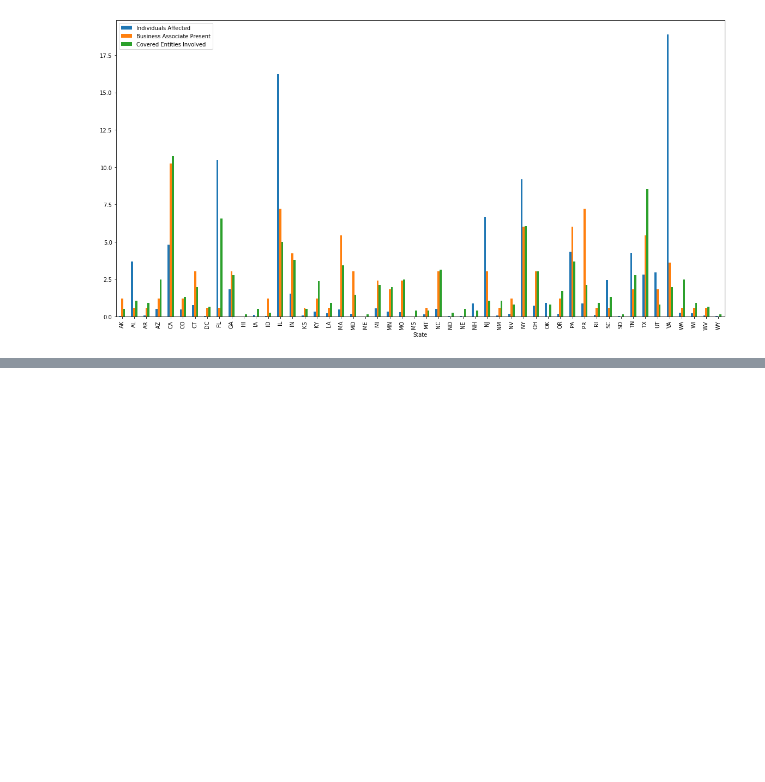
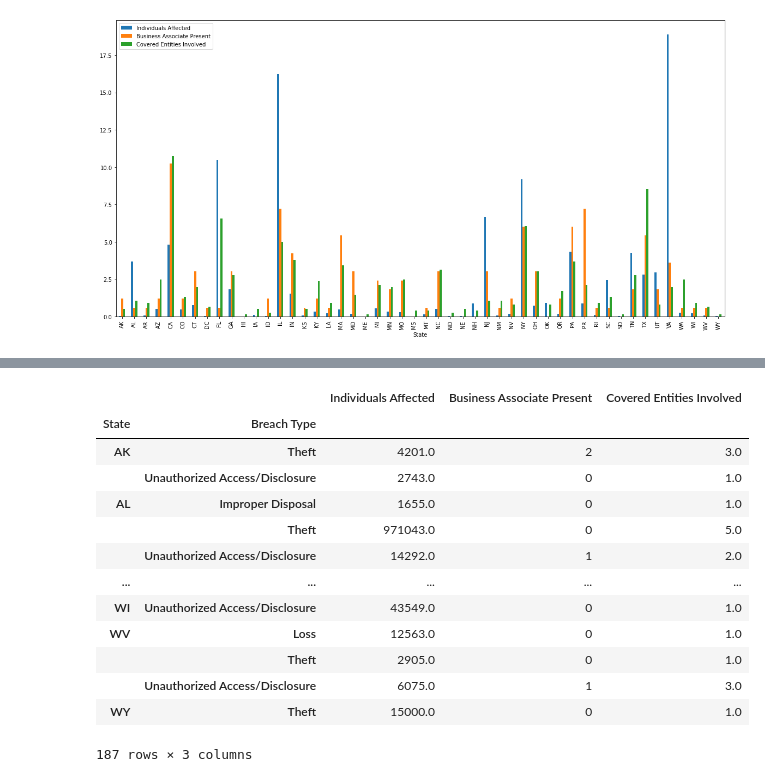
Before and after one commit to noelthomas28/2022Fall_projects, a Jupyter notebook: IS597PR_Final_Project.ipynb, the cells around one changed output, grey strips where cells are left out. Saved outputs shown, nothing was run; the diff lists cells and outputs as text; code cells hidden in the pictures; blank space fills up the shorter version.

```diff
--- a/IS597PR_Final_Project.ipynb
+++ b/IS597PR_Final_Project.ipynb
@@ -337,0 +389,17 @@ df5.plot(kind = 'bar', figsize = (20,10))
+# %%
+df1.groupby(['State','Breach Type']).sum()
+# %% [output]
+|  |  | Individuals Affected | Business Associate Present | Covered Entities Involved |
+| State | Breach Type |  |  |  |
+| AK | Theft | 4201.0 | 2 | 3.0 |
+|  | Unauthorized Access/Disclosure | 2743.0 | 0 | 1.0 |
+| AL | Improper Disposal | 1655.0 | 0 | 1.0 |
+|  | Theft | 971043.0 | 0 | 5.0 |
+|  | Unauthorized Access/Disclosure | 14292.0 | 1 | 2.0 |
+| ... | ... | ... | ... | ... |
+| WI | Unauthorized Access/Disclosure | 43549.0 | 0 | 1.0 |
+| WV | Loss | 12563.0 | 0 | 1.0 |
+|  | Theft | 2905.0 | 0 | 1.0 |
+|  | Unauthorized Access/Disclosure | 6075.0 | 1 | 3.0 |
+| WY | Theft | 15000.0 | 0 | 1.0 |
+187 rows × 3 columns
```
Also changed, not shown: parts of 20 cells of this notebook, 1 other file.
